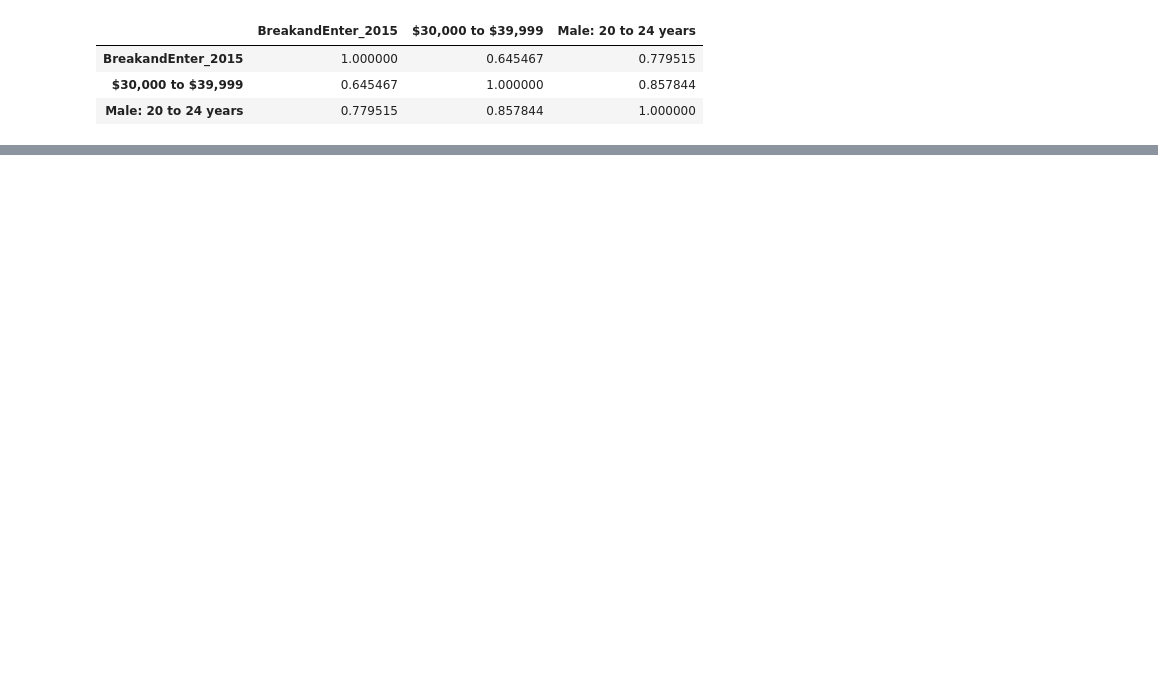
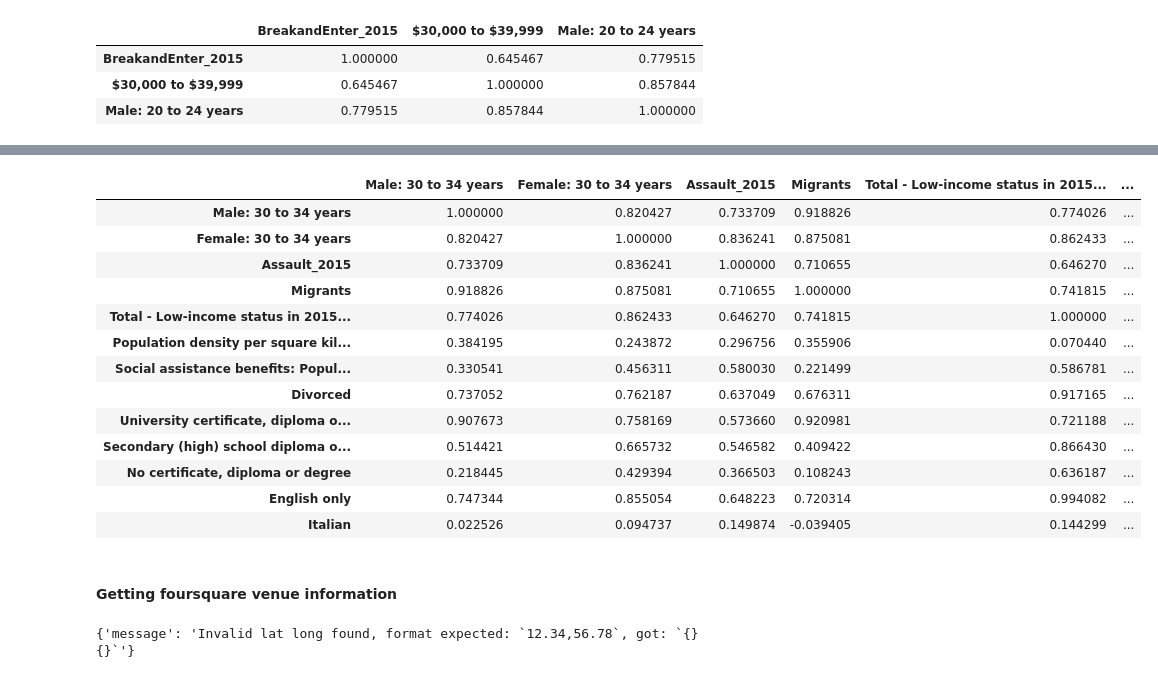
Before and after one commit to OwenMussy99/AI_Final_Proj, a Jupyter notebook: Final/AI_Final_Proj_Code.ipynb, the cells around one changed output, grey strips where cells are left out. Saved outputs shown, nothing was run; the diff lists cells and outputs as text; code cells hidden in the pictures; blank space fills up the shorter version.

```diff
--- a/Final/AI_Final_Proj_Code.ipynb
+++ b/Final/AI_Final_Proj_Code.ipynb
@@ -159,0 +169,39 @@ correlation2
+# %%
+#totalDF["    Migrants"] = totalDF["    Migrants"].str.replace(',','')
+#totalDF["  English only"] = totalDF["  English only"].str.replace(',','')
+totalDF["            Italian"] = totalDF["            Italian"].str.replace(',','')
+#totalDF["      Social assistance benefits: Population with an amount"] = totalDF["      Social assistance benefits: Population with an amount"].str.replace(',','')
+#totalDF["Population density per square kilometre"] = totalDF["Population density per square kilometre"].str.replace(',','')
+#totalDF["Total - Low-income status in 2015 for the population in private households to whom low-income concepts are applicable - 100% data"] = totalDF["Total - Low-income status in 2015 for the population in private households to whom low-income concepts are applicable - 100% data"].str.replace(',','')
+totalDF["            Italian"] = pd.to_numeric(totalDF["            Italian"])
+totalDF["    Divorced"] = pd.to_numeric(totalDF["    Divorced"])
+totalDF["    Migrants"] = pd.to_numeric(totalDF["    Migrants"])
+totalDF["Assault_2015"] = pd.to_numeric(totalDF["Assault_2015"])
+totalDF["  English only"] = pd.to_numeric(totalDF["  English only"])
+totalDF["  No certificate, diploma or degree"] = pd.to_numeric(totalDF["  No certificate, diploma or degree"])
+totalDF["  Secondary (high) school diploma or equivalency certificate.1"] = pd.to_numeric(totalDF["  Secondary (high) school diploma or equivalency certificate.1"])
+totalDF["    University certificate, diploma or degree at bachelor level or above.1"] = pd.to_numeric(totalDF["    University certificate, diploma or degree at bachelor level or above.1"])
+totalDF["      Social assistance benefits: Population with an amount"] = pd.to_numeric(totalDF["      Social assistance benefits: Population with an amount"])
+totalDF["Total - Low-income status in 2015 for the population in private households to whom low-income concepts are applicable - 100% data"] = pd.to_numeric(totalDF["Total - Low-income status in 2015 for the population in private households to whom low-income concepts are applicable - 100% data"])
+totalDF["Population density per square kilometre"] = pd.to_numeric(totalDF["Population density per square kilometre"])
+totalDF["Male: 30 to 34 years"] = pd.to_numeric(totalDF["Male: 30 to 34 years"])
+totalDF["Female: 30 to 34 years"] = pd.to_numeric(totalDF["Female: 20 to 24 years"])
+correlation3 = totalDF[["Male: 30 to 34 years", "Female: 30 to 34 years","Assault_2015","    Migrants", "Total - Low-income status in 2015 for the population in private households to whom low-income concepts are applicable - 100% data", "Population density per square kilometre", "      Social assistance benefits: Population with an amount", "    Divorced", "    University certificate, diploma or degree at bachelor level or above.1", "  Secondary (high) school diploma or equivalency certificate.1", "  No certificate, diploma or degree", "  English only", "            Italian"]].corr()
+correlation3
+# %% [output]
+|  | Male: 30 to 34 years | Female: 30 to 34 years | Assault_2015 | Migrants | Total - Low-income status in 2015... | ... |
+| Male: 30 to 34 years | 1.000000 | 0.820427 | 0.733709 | 0.918826 | 0.774026 | ... |
+| Female: 30 to 34 years | 0.820427 | 1.000000 | 0.836241 | 0.875081 | 0.862433 | ... |
+| Assault_2015 | 0.733709 | 0.836241 | 1.000000 | 0.710655 | 0.646270 | ... |
+| Migrants | 0.918826 | 0.875081 | 0.710655 | 1.000000 | 0.741815 | ... |
+| Total - Low-income status in 2015... | 0.774026 | 0.862433 | 0.646270 | 0.741815 | 1.000000 | ... |
+| Population density per square kil... | 0.384195 | 0.243872 | 0.296756 | 0.355906 | 0.070440 | ... |
+| Social assistance benefits: Popul... | 0.330541 | 0.456311 | 0.580030 | 0.221499 | 0.586781 | ... |
+| Divorced | 0.737052 | 0.762187 | 0.637049 | 0.676311 | 0.917165 | ... |
+| University certificate, diploma o... | 0.907673 | 0.758169 | 0.573660 | 0.920981 | 0.721188 | ... |
+| Secondary (high) school diploma o... | 0.514421 | 0.665732 | 0.546582 | 0.409422 | 0.866430 | ... |
+| No certificate, diploma or degree | 0.218445 | 0.429394 | 0.366503 | 0.108243 | 0.636187 | ... |
+| English only | 0.747344 | 0.855054 | 0.648223 | 0.720314 | 0.994082 | ... |
+| Italian | 0.022526 | 0.094737 | 0.149874 | -0.039405 | 0.144299 | ... |
+# %% [markdown]
+#### Getting foursquare venue information
@@ -159,0 +247,15 @@ correlation2
+# %%
+LIMIT = 50
+radius = 500
+VERSION = 20220410
+CLIENT_ID = 'LUQWIMZ52YZWINDV0F1C01R40VFQM2QGE3NV54U4X510FRXC'
+CLIENT_SECRET = '35NN2UF2WG33WGN20XPJN20MWA44ZE3VFBNETVU55XCMEMEA'
+category = 12094
+url = "https://api.foursquare.com/v3/places/search?&ll={}{}&radius={}&categories{}&limit={}"
+
+headers = {"Accept": "application/json", "Authorization": "fsq3f6rpL1EABnqQ6Ie0wxtij4eZs5OX+vMZtdncijsSbNM="}
+response = requests.request("GET", url, headers = headers)
+res = response.json()
+res
+# %% [output]
+{'message': 'Invalid lat long found, format expected: `12.34,56.78`, got: `{}{}`'}
```
Also changed, not shown: parts of 11 cells of this notebook.
